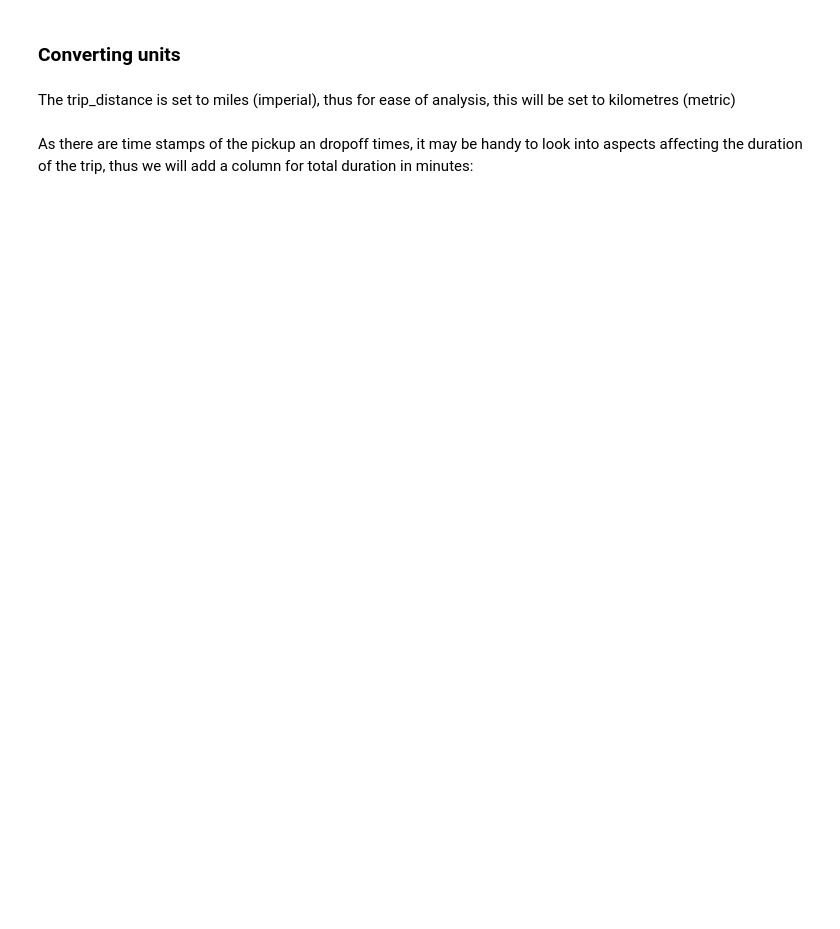
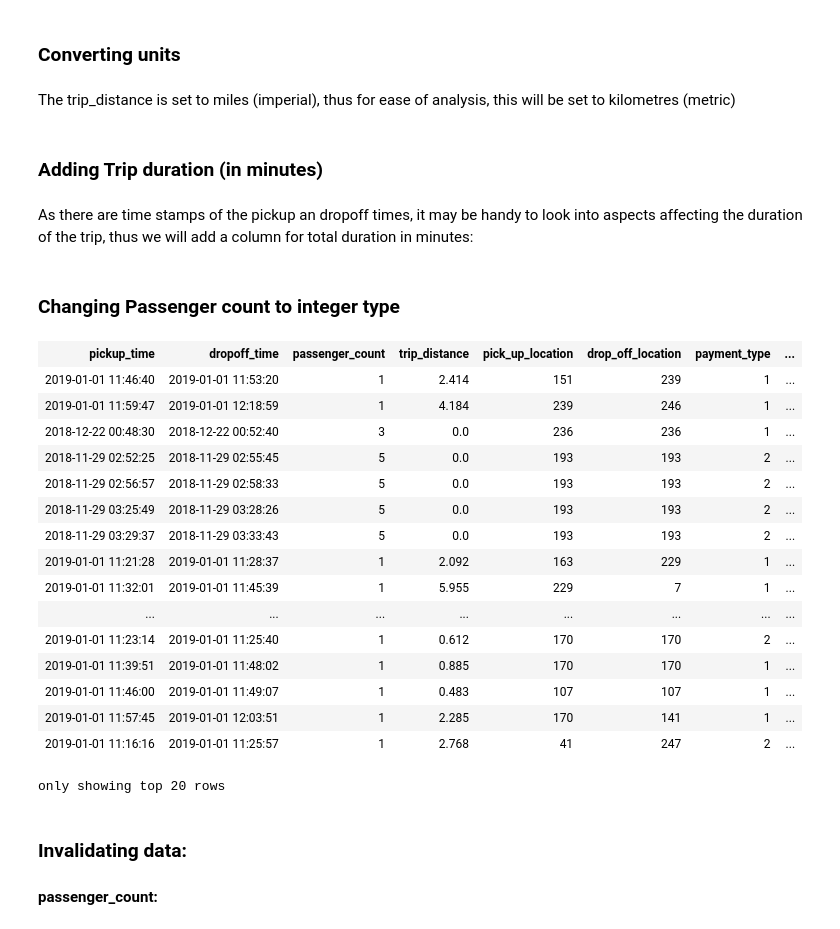
Before and after one commit to MAST30034-Applied-Data-Science/mast30034-project-1-JMelleuish, a Jupyter notebook: notebooks/Preprocessing.ipynb, the cells around one changed output. Cells and saved outputs as stored; diff of their text form; code cells hidden in the pictures; blank space fills up the shorter version.

```diff
--- a/notebooks/Preprocessing.ipynb
+++ b/notebooks/Preprocessing.ipynb
@@ -41,0 +76,10 @@ only showing top 1 row
+# %%
+def unionAll(*dfs):
+    return reduce(DataFrame.unionAll, dfs)
+# %%
+sdf = unionAll(*[ \
+     Gjan19, Gfeb19, Gmar19, Gapr19, Gmay19, Gjun19, Gjul19, Gaug19, Gsep19, Goct19, Gnov19, Gdec19,\
+     Gjan18, Gfeb18, Gmar18, Gapr18, Gmay18, Gjun18, Gjul18, Gaug18, Gsep18, Goct18, Gnov18, Gdec18, \
+     Yjan19, Yfeb19, Ymar19, Yapr19, Ymay19, Yjun19, Yjul19, Yaug19, Ysep19, Yoct19, Ynov19, Ydec19,\
+     Yjan18, Yfeb18, Ymar18, Yapr18, Ymay18, Yjun18, Yjul18, Yaug18, Ysep18, Yoct18, Ynov18, Ydec18,])
+sdf.count()
@@ -91,6 +116,8 @@ only showing top 20 rows
 # %% [markdown]
 The trip_distance is set to miles (imperial), thus for ease of analysis, this will be set to kilometres (metric)
 # %%
-sdf = sdf.withColumn("trip_distance", round(col("trip_distance") * 1.60934, 4))
+sdf = sdf.withColumn("trip_distance", round(col("trip_distance") * 1.60934, 3))
+# %% [markdown]
+### Adding Trip duration (in minutes)
 # %% [markdown]
 As there are time stamps of the pickup an dropoff times, it may be handy to look into aspects affecting the duration of the trip, thus we will add a column for total duration in minutes:
@@ -101,0 +124,31 @@ df.withColumn('from_timestamp',to_timestamp(col('from_timestamp')))\
+# %%
+from pyspark.sql.functions import *
+sdf = sdf.withColumn('trip_time_sec',unix_timestamp("dropoff_time") - unix_timestamp('pickup_time'))
+sdf = sdf.withColumn('trip_time_min', round(col('trip_time_sec') / 60, 3))
+sdf = sdf.drop('trip_time_sec')
+# %% [markdown]
+### Changing Passenger count to integer type
+# %%
+sdf = sdf.withColumn('passenger_count', sdf.passenger_count.cast('int'))
+sdf
+# %% [output]
+| pickup_time | dropoff_time | passenger_count | trip_distance | pick_up_location | drop_off_location | payment_type | ... |
+| 2019-01-01 11:46:40 | 2019-01-01 11:53:20 | 1 | 2.414 | 151 | 239 | 1 | ... |
+| 2019-01-01 11:59:47 | 2019-01-01 12:18:59 | 1 | 4.184 | 239 | 246 | 1 | ... |
+| 2018-12-22 00:48:30 | 2018-12-22 00:52:40 | 3 | 0.0 | 236 | 236 | 1 | ... |
+| 2018-11-29 02:52:25 | 2018-11-29 02:55:45 | 5 | 0.0 | 193 | 193 | 2 | ... |
+| 2018-11-29 02:56:57 | 2018-11-29 02:58:33 | 5 | 0.0 | 193 | 193 | 2 | ... |
+| 2018-11-29 03:25:49 | 2018-11-29 03:28:26 | 5 | 0.0 | 193 | 193 | 2 | ... |
+| 2018-11-29 03:29:37 | 2018-11-29 03:33:43 | 5 | 0.0 | 193 | 193 | 2 | ... |
+| 2019-01-01 11:21:28 | 2019-01-01 11:28:37 | 1 | 2.092 | 163 | 229 | 1 | ... |
+| 2019-01-01 11:32:01 | 2019-01-01 11:45:39 | 1 | 5.955 | 229 | 7 | 1 | ... |
+| ... | ... | ... | ... | ... | ... | ... | ... |
+| 2019-01-01 11:23:14 | 2019-01-01 11:25:40 | 1 | 0.612 | 170 | 170 | 2 | ... |
+| 2019-01-01 11:39:51 | 2019-01-01 11:48:02 | 1 | 0.885 | 170 | 170 | 1 | ... |
+| 2019-01-01 11:46:00 | 2019-01-01 11:49:07 | 1 | 0.483 | 107 | 107 | 1 | ... |
+| 2019-01-01 11:57:45 | 2019-01-01 12:03:51 | 1 | 2.285 | 170 | 141 | 1 | ... |
+| 2019-01-01 11:16:16 | 2019-01-01 11:25:57 | 1 | 2.768 | 41 | 247 | 2 | ... |
+only showing top 20 rows
+# %% [markdown]
+### Invalidating data:
+#### passenger_count:
```
Also changed, not shown: parts of 31 cells of this notebook.
